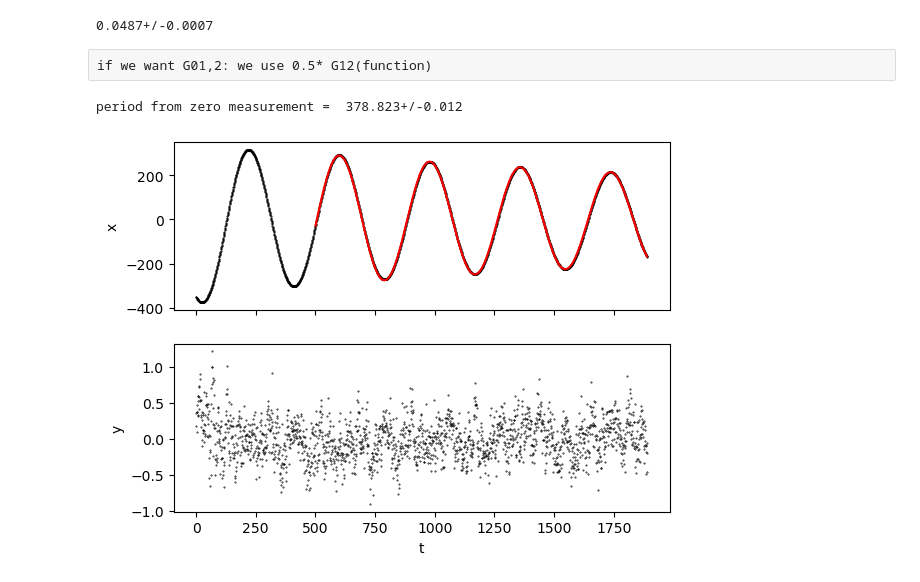
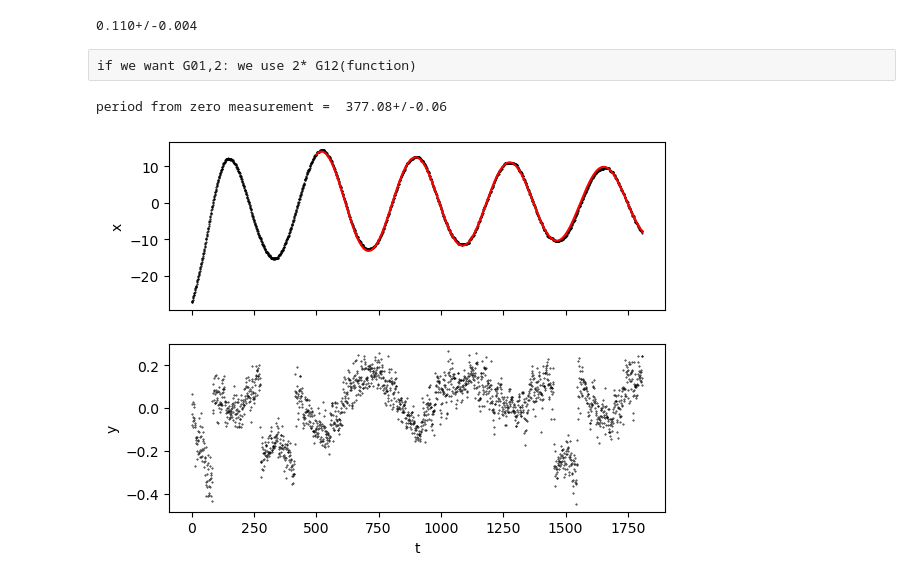
Before and after one commit to lucasruppert/GravCon, a Jupyter notebook: grav_con_m5_followingMIT.ipynb, the cells around one changed output. Drawn from its saved outputs; the diff is of its cells as text; code cells hidden in the pictures.

```diff
--- a/grav_con_m5_followingMIT.ipynb
+++ b/grav_con_m5_followingMIT.ipynb
@@ -69,15 +69,15 @@ def conversion(h1,h2,v1,v2):
 # input data: virtual meters for h and v
 # h
 # NEW FOR EACH RUN:
-h1 = unp.uarray([71.77,-525.8], [10,10]) # coordinates in virt m
-h2 = unp.uarray([1019.3,-535.5], [10,10]) # virt m
+h1 = unp.uarray([-295.6,-100.7], [10,10]) # coordinates in virt m
+h2 = unp.uarray([123.2,-104.9], [10,10]) # virt m
 # v
 #v1 = unp.uarray([22.02,-794.6], [10,10]) # virt m
 #v2 = unp.uarray([-16.84,-126.1], [10,10]) # virt m
 
-print(conversion(h1,h2,v1,v2))
+print(conversion(h1,h2))
 # %% [output]
-0.0487+/-0.0007
+0.110+/-0.004
 # %%
 # calculate G , incl uncertainties
 def G_12(theta1, theta2, T, conversion_factor):
@@ -114,14 +116,14 @@ def G_12(theta1, theta2, T, conversion_factor):
 
     return G
 # %% [raw]
-if we want G01,2: we use 0.5* G12(function)
+if we want G01,2: we use 2* G12(function)
 # %%
 #get period T0
-T =  2*np.pi/fit(*np.loadtxt('meas5/m5_zero.txt', skiprows=2, unpack=True), cutoff=500)[2]
+T =  2*np.pi/fit(*np.loadtxt('m5/m5_p0.txt', skiprows=2, unpack=True), cutoff=500)[2]
 print('period from zero measurement = ', T)
 # %% [output]
-period from zero measurement =  378.823+/-0.012
+period from zero measurement =  377.08+/-0.06
-[figure, old version]
+[figure, new version]
 # %%
 #T = ufloat(379.9587037978669, 0) # mean of both, in principle we have zero measurement for full glory
 #fit: T0, dtheta1, dtheta2
```
Also changed, not shown: parts of 4 cells of this notebook.
